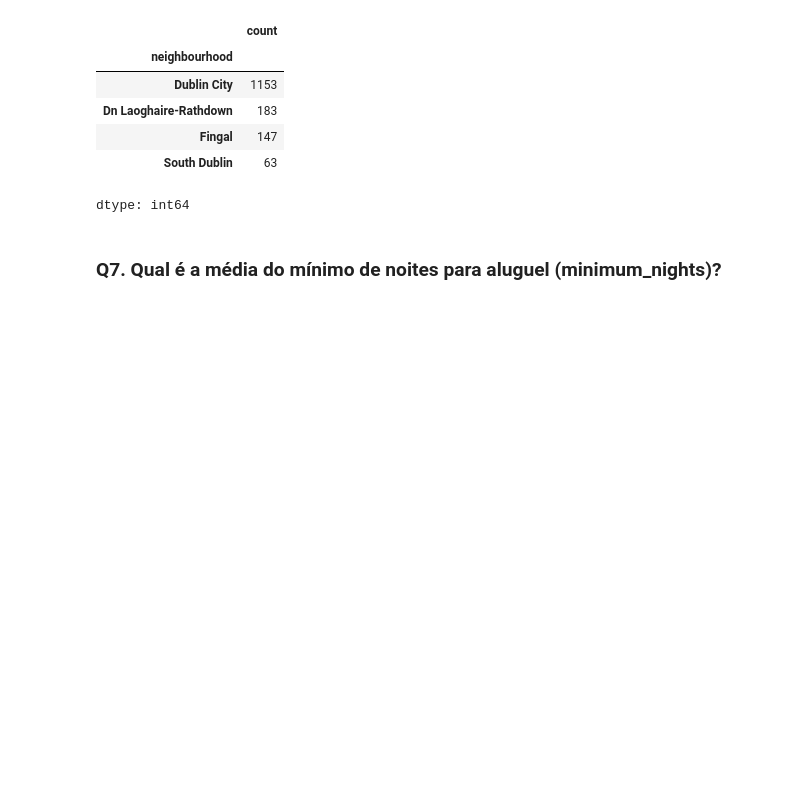
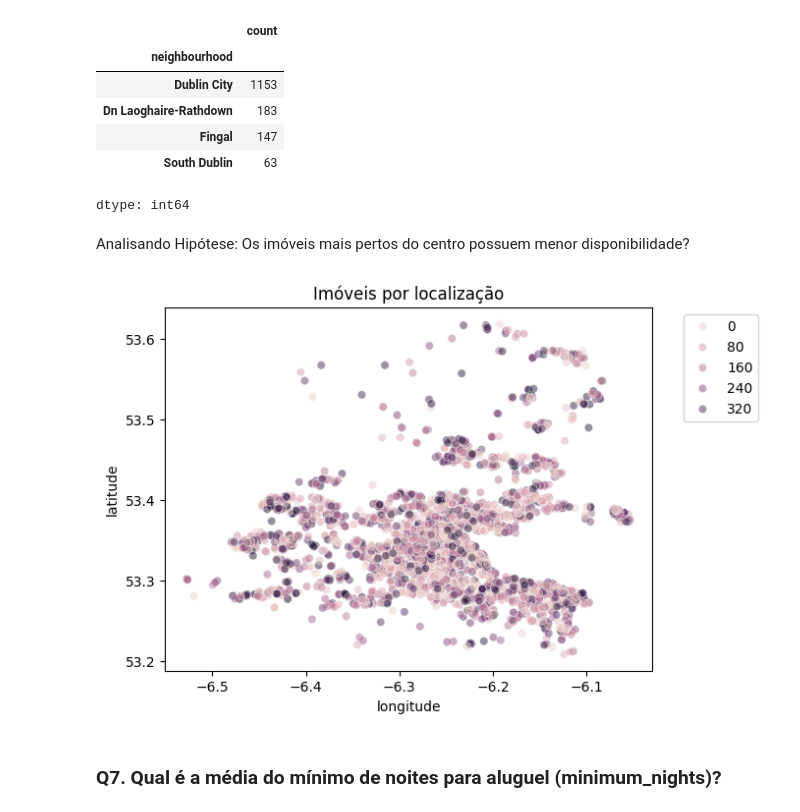
Before and after one commit to JoaoMarcosRamos/analisandodadosairbnb, a Jupyter notebook: Cópia_de_[Template]_Analisando_os_Dados_do_Airbnb.ipynb, the cells around one changed output. Cells and saved outputs as stored; diff of their text form; code cells hidden in the pictures; blank space fills up the shorter version.

```diff
--- a/Cópia_de_[Template]_Analisando_os_Dados_do_Airbnb.ipynb
+++ b/Cópia_de_[Template]_Analisando_os_Dados_do_Airbnb.ipynb
@@ -264,6 +266,16 @@ price_outliers.neighbourhood.value_counts()
 | Fingal | 147 |
 | South Dublin | 63 |
 dtype: int64
+# %% [markdown]
+Analisando Hipótese: Os imóveis mais pertos do centro possuem menor disponibilidade?
+# %%
+# plotar gráfico
+sns.scatterplot(data=df,x='longitude',y='latitude',hue='availability_365',legend=True)
+plt.title('Imóveis por localização')
+plt.legend(loc='upper left',bbox_to_anchor=(1.05,1))
+plt.show()
+# %% [output]
+[figure, added]
 # %% [markdown]
 ### **Q7. Qual é a média do mínimo de noites para aluguel (minimum_nights)?**
 # %%
```
Also changed, not shown: parts of 5 cells of this notebook.
